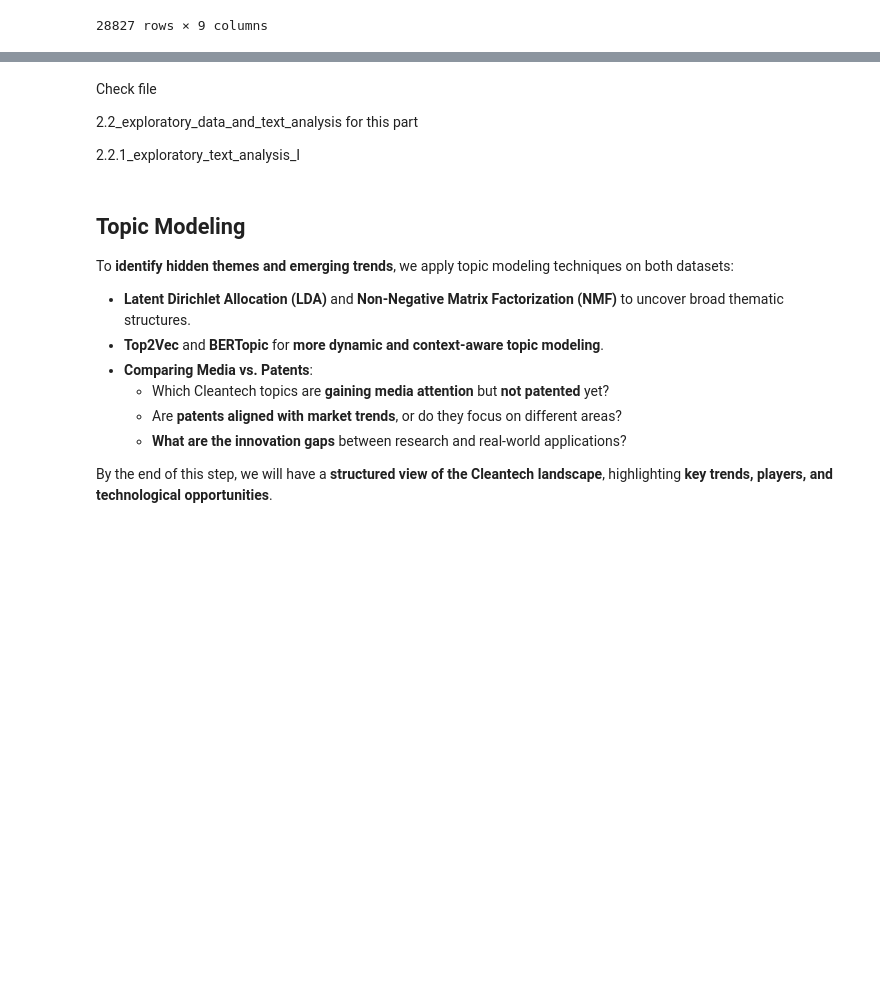
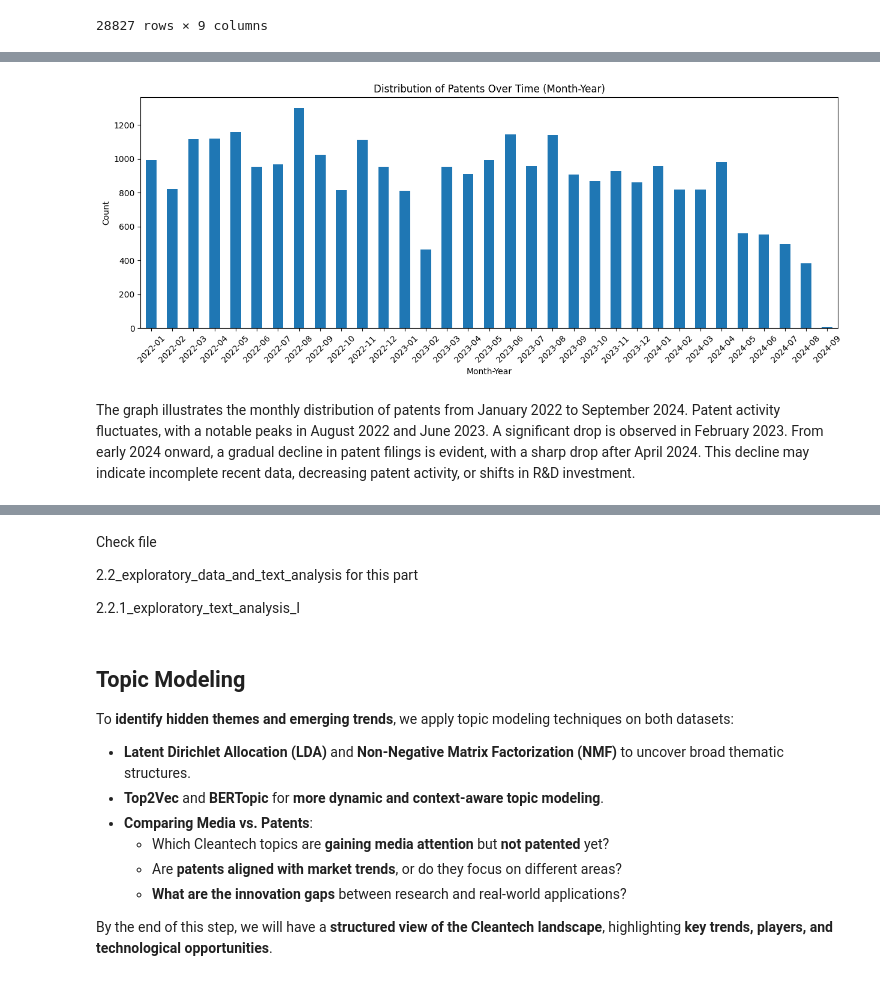
Before and after one commit to cmimholz/computational-language-technology-project, a Jupyter notebook: notebooks/stage1.ipynb, the cells around one changed output, grey strips where cells are left out. Drawn from its saved outputs; the diff is of its cells as text; code cells hidden in the pictures; blank space fills up the shorter version.

```diff
--- a/notebooks/stage1.ipynb
+++ b/notebooks/stage1.ipynb
@@ -709,0 +776,12 @@ EDA helps us **understand data patterns and distributions** before applying comp
+# %%
+plt.figure(figsize=(12, 5))
+patent_df['month_year'].value_counts().sort_index().plot(kind='bar', figsize=(15, 5))
+plt.title("Distribution of Patents Over Time (Month-Year)")
+plt.xlabel("Month-Year")
+plt.ylabel("Count")
+plt.xticks(rotation=45)
+plt.show()
+# %% [output]
+[figure, added]
+# %% [markdown]
+The graph illustrates the monthly distribution of patents from January 2022 to September 2024. Patent activity fluctuates, with a notable peaks in August 2022 and June 2023. A significant drop is observed in February 2023. From early 2024 onward, a gradual decline in patent filings is evident, with a sharp drop after April 2024. This decline may indicate incomplete recent data, decreasing patent activity, or shifts in R&D investment.
```
Also changed, not shown: parts of 35 cells of this notebook.
